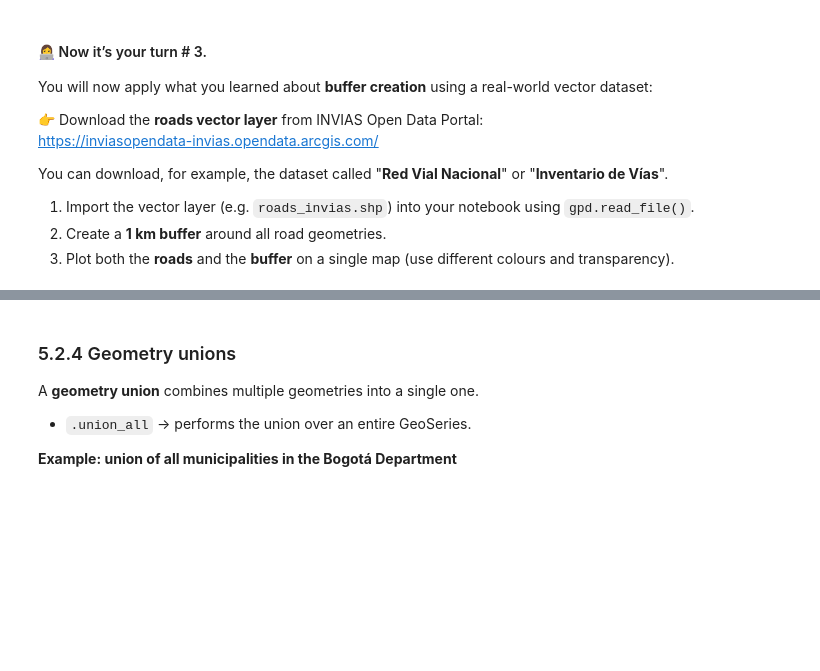
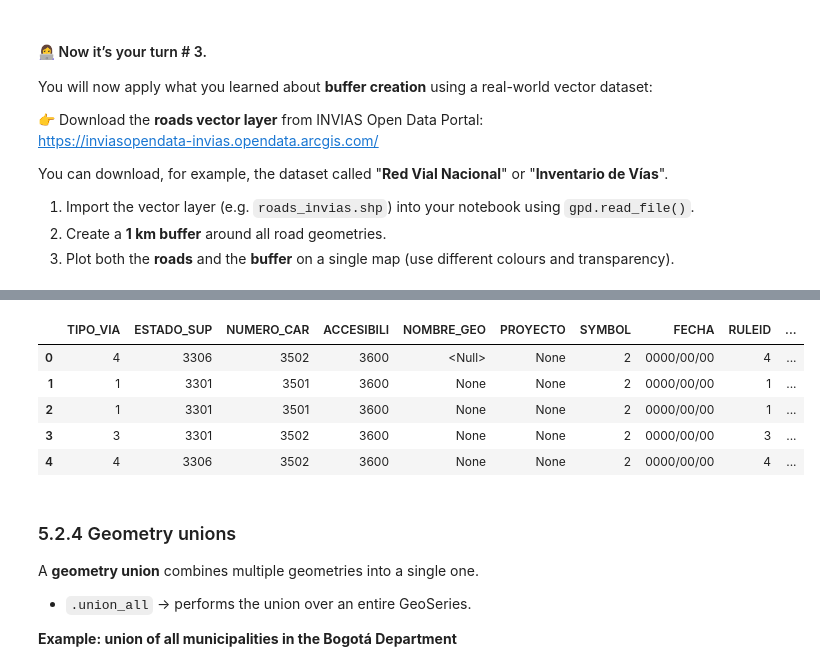
Before and after one commit to Maperezla/workshop6, a Jupyter notebook: Workshop6_v2_SpatialOpertaions_Vector_Data.ipynb, the cells around one changed output, grey strips where cells are left out. Cells and saved outputs as stored; diff of their text form; code cells hidden in the pictures; blank space fills up the shorter version.

```diff
--- a/Workshop6_v2_SpatialOpertaions_Vector_Data.ipynb
+++ b/Workshop6_v2_SpatialOpertaions_Vector_Data.ipynb
@@ -780,3 +836,12 @@ You can download, for example, the dataset called "**Red Vial Nacional**" or "**
+# %%
+gdf_vias.head()
+# %% [output]
+|  | TIPO_VIA | ESTADO_SUP | NUMERO_CAR | ACCESIBILI | NOMBRE_GEO | PROYECTO | SYMBOL | FECHA | RULEID | ... |
+| 0 | 4 | 3306 | 3502 | 3600 | <Null> | None | 2 | 0000/00/00 | 4 | ... |
+| 1 | 1 | 3301 | 3501 | 3600 | None | None | 2 | 0000/00/00 | 1 | ... |
+| 2 | 1 | 3301 | 3501 | 3600 | None | None | 2 | 0000/00/00 | 1 | ... |
+| 3 | 3 | 3301 | 3502 | 3600 | None | None | 2 | 0000/00/00 | 3 | ... |
+| 4 | 4 | 3306 | 3502 | 3600 | None | None | 2 | 0000/00/00 | 4 | ... |
 # %% [markdown]
 ### 5.2.4 Geometry unions
 
```
Also changed, not shown: parts of 9 cells of this notebook.
